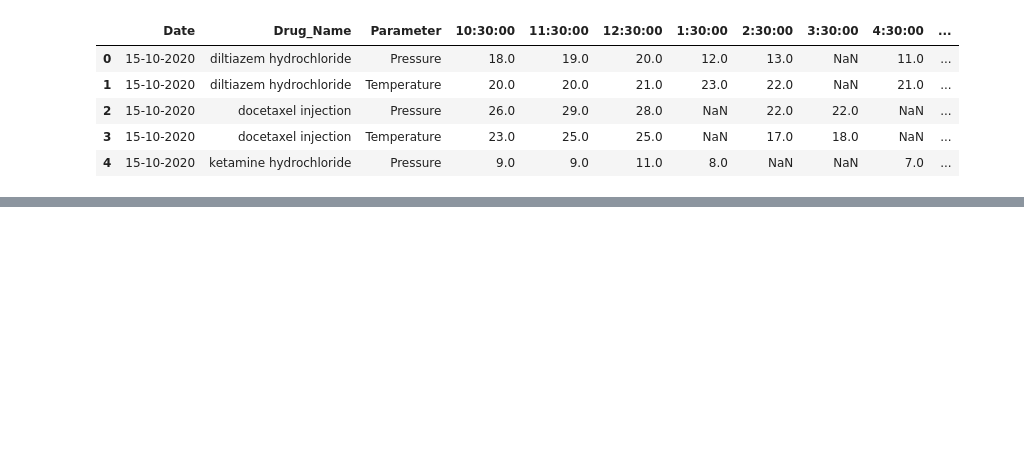
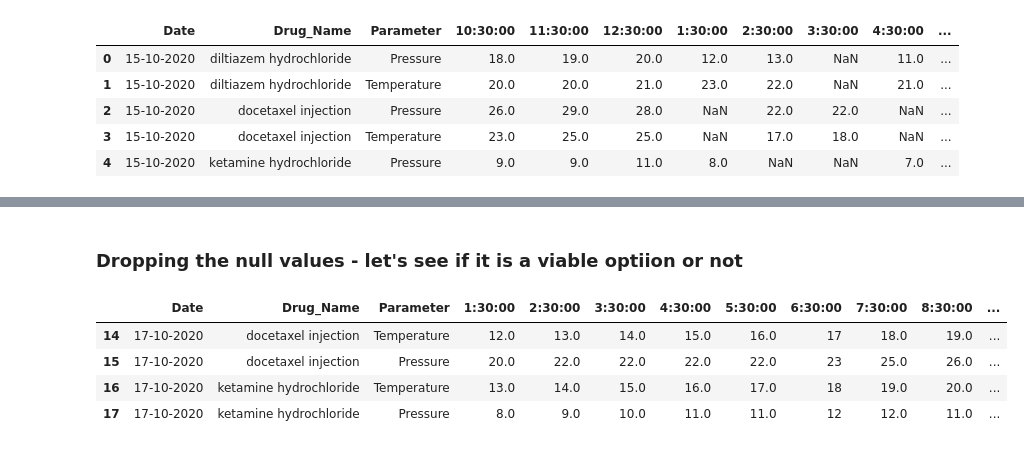
Before and after one commit to shahzarhusain/python_libraries, a Jupyter notebook: pharma_data_analysis.ipynb, the cells around one changed output, grey strips where cells are left out. Saved outputs shown, nothing was run; the diff lists cells and outputs as text; code cells hidden in the pictures; blank space fills up the shorter version.

```diff
--- a/pharma_data_analysis.ipynb
+++ b/pharma_data_analysis.ipynb
@@ -166,0 +225,11 @@ dtype: int64
+# %% [markdown]
+### Dropping the null values - let's see if it is a viable optiion or not
+# %%
+df.dropna()
+# and as we can see that droping the null values vanished more that the half of the dataset
+# %% [output]
+|  | Date | Drug_Name | Parameter | 1:30:00 | 2:30:00 | 3:30:00 | 4:30:00 | 5:30:00 | 6:30:00 | 7:30:00 | 8:30:00 | ... |
+| 14 | 17-10-2020 | docetaxel injection | Temperature | 12.0 | 13.0 | 14.0 | 15.0 | 16.0 | 17 | 18.0 | 19.0 | ... |
+| 15 | 17-10-2020 | docetaxel injection | Pressure | 20.0 | 22.0 | 22.0 | 22.0 | 22.0 | 23 | 25.0 | 26.0 | ... |
+| 16 | 17-10-2020 | ketamine hydrochloride | Temperature | 13.0 | 14.0 | 15.0 | 16.0 | 17.0 | 18 | 19.0 | 20.0 | ... |
+| 17 | 17-10-2020 | ketamine hydrochloride | Pressure | 8.0 | 9.0 | 10.0 | 11.0 | 11.0 | 12 | 12.0 | 11.0 | ... |
```
Also changed, not shown: parts of 31 cells of this notebook.
